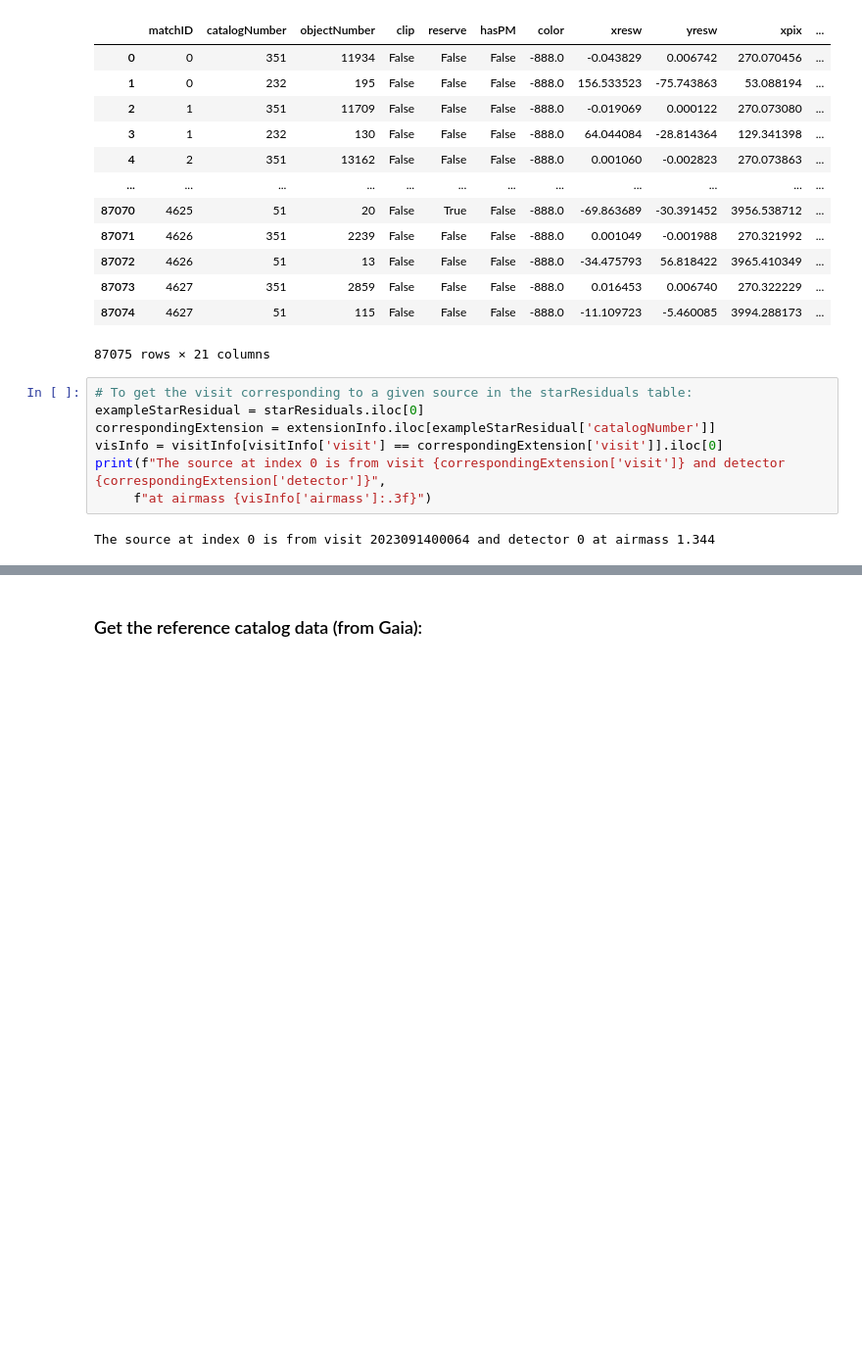
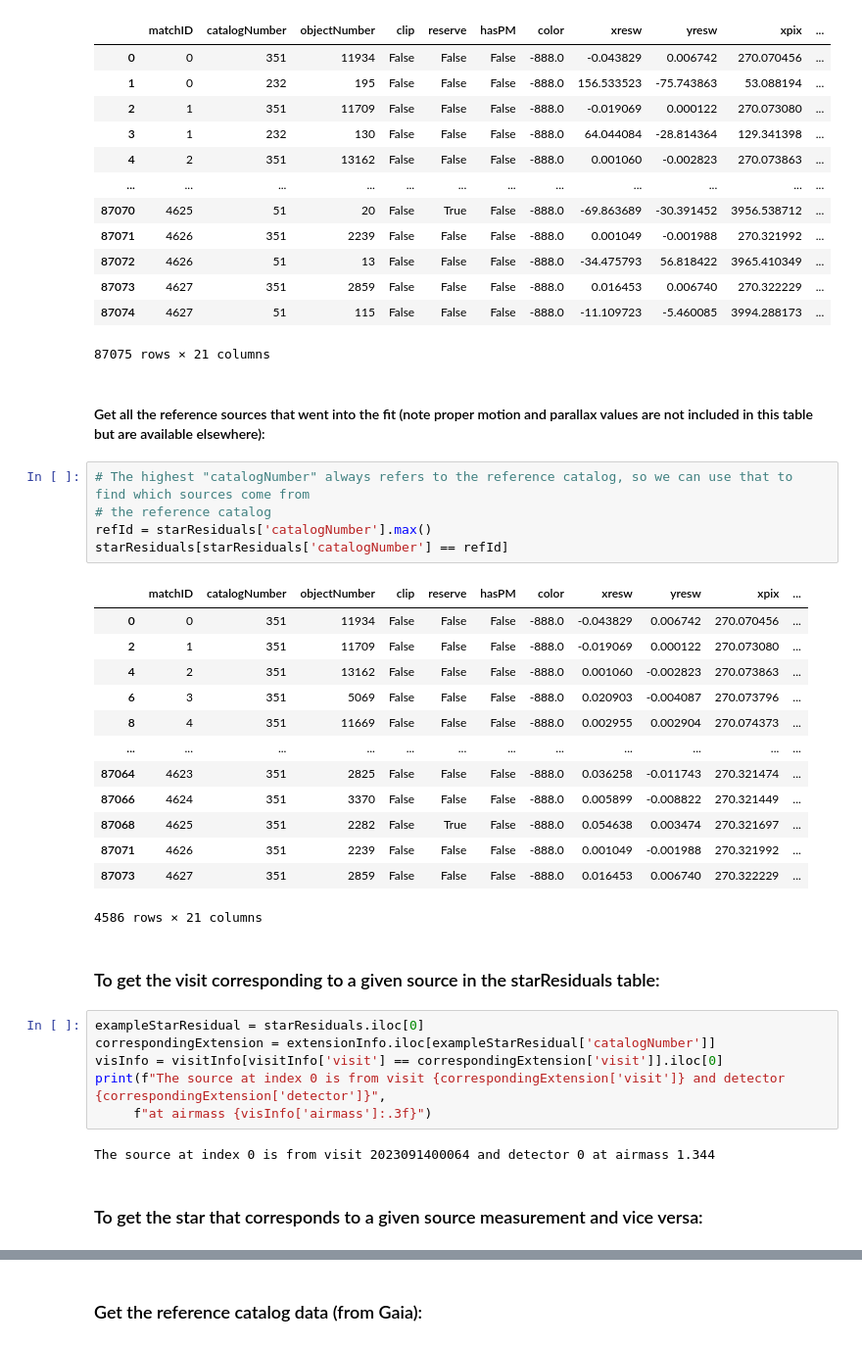
Before and after one commit to cmsaunders/dm_notebooks, a Jupyter notebook: GBDES_residual_analysis_demo.ipynb, the cells around one changed output, grey strips where cells are left out. Shown: that part at 98% size. Drawn from its saved outputs; the diff is of its cells as text; blank space fills up the shorter version.

```diff
--- a/GBDES_residual_analysis_demo.ipynb
+++ b/GBDES_residual_analysis_demo.ipynb
@@ -156,8 +249,30 @@ starResiduals
 | 87073 | 4627 | 351 | 2859 | False | False | False | -888.0 | 0.016453 | 0.006740 | 270.322229 | ... |
 | 87074 | 4627 | 51 | 115 | False | False | False | -888.0 | -11.109723 | -5.460085 | 3994.288173 | ... |
 87075 rows × 21 columns
+# %% [markdown]
+#### Get all the reference sources that went into the fit (note proper motion and parallax values are not included in this table but are available elsewhere):
+# %%
+# The highest "catalogNumber" always refers to the reference catalog, so we can use that to find which sources come from
+# the reference catalog
+refId = starResiduals['catalogNumber'].max()
+starResiduals[starResiduals['catalogNumber'] == refId]
+# %% [output]
+|  | matchID | catalogNumber | objectNumber | clip | reserve | hasPM | color | xresw | yresw | xpix | ... |
+| 0 | 0 | 351 | 11934 | False | False | False | -888.0 | -0.043829 | 0.006742 | 270.070456 | ... |
+| 2 | 1 | 351 | 11709 | False | False | False | -888.0 | -0.019069 | 0.000122 | 270.073080 | ... |
+| 4 | 2 | 351 | 13162 | False | False | False | -888.0 | 0.001060 | -0.002823 | 270.073863 | ... |
+| 6 | 3 | 351 | 5069 | False | False | False | -888.0 | 0.020903 | -0.004087 | 270.073796 | ... |
+| 8 | 4 | 351 | 11669 | False | False | False | -888.0 | 0.002955 | 0.002904 | 270.074373 | ... |
+| ... | ... | ... | ... | ... | ... | ... | ... | ... | ... | ... | ... |
+| 87064 | 4623 | 351 | 2825 | False | False | False | -888.0 | 0.036258 | -0.011743 | 270.321474 | ... |
+| 87066 | 4624 | 351 | 3370 | False | False | False | -888.0 | 0.005899 | -0.008822 | 270.321449 | ... |
+| 87068 | 4625 | 351 | 2282 | False | True | False | -888.0 | 0.054638 | 0.003474 | 270.321697 | ... |
+| 87071 | 4626 | 351 | 2239 | False | False | False | -888.0 | 0.001049 | -0.001988 | 270.321992 | ... |
+| 87073 | 4627 | 351 | 2859 | False | False | False | -888.0 | 0.016453 | 0.006740 | 270.322229 | ... |
+4586 rows × 21 columns
+# %% [markdown]
+### To get the visit corresponding to a given source in the starResiduals table:
 # %%
-# To get the visit corresponding to a given source in the starResiduals table:
 exampleStarResidual = starResiduals.iloc[0]
 correspondingExtension = extensionInfo.iloc[exampleStarResidual['catalogNumber']]
 visInfo = visitInfo[visitInfo['visit'] == correspondingExtension['visit']].iloc[0]
@@ -165,3 +280,5 @@ print(f"The source at index 0 is from visit {correspondingExtension['visit']} an
      f"at airmass {visInfo['airmass']:.3f}")
 # %% [output]
 The source at index 0 is from visit 2023091400064 and detector 0 at airmass 1.344
+# %% [markdown]
+### To get the star that corresponds to a given source measurement and vice versa:
```
Also changed, not shown: parts of 35 cells of this notebook.
